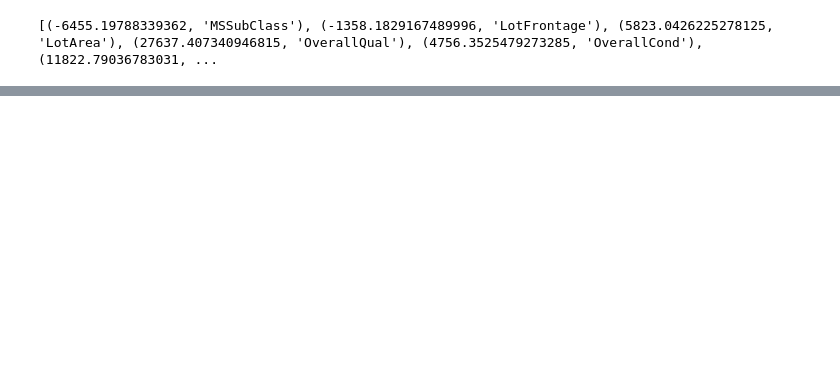
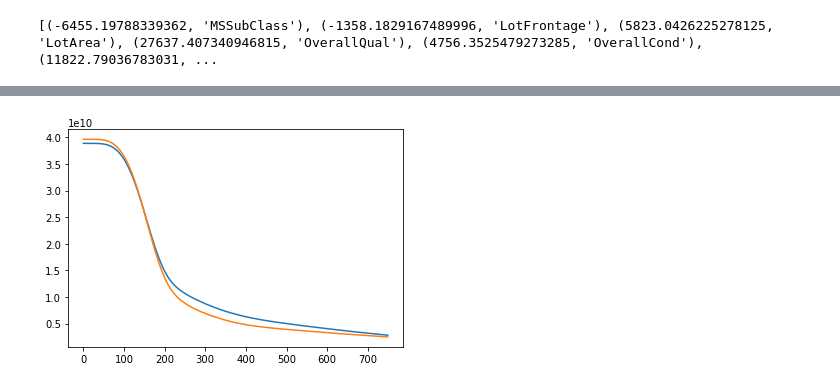
Before and after one commit to dmackay39/House-Price-Linear-Regression, a Jupyter notebook: Housing_Regression.ipynb, the cells around one changed output, grey strips where cells are left out. Drawn from its saved outputs; the diff is of its cells as text; code cells hidden in the pictures; blank space fills up the shorter version.

```diff
--- a/Housing_Regression.ipynb
+++ b/Housing_Regression.ipynb
@@ -12,6 +18,6 @@ from sklearn.linear_model import LinearRegression
 # %%
-data_test = pd.read_csv("Houses Regression/test.csv")
-data_train = pd.read_csv("Houses Regression/train.csv")
+data_test = pd.read_csv("test.csv")
+data_train = pd.read_csv("train.csv")
 # %% [markdown]
 ## Exploratory data analysis
 # %%
@@ -161,0 +179,8 @@ print(list(zip(linear_regressor.coef_, columns1)))
+# %%
+model = Sequential()
+model.add(tf.keras.layers.InputLayer(input_shape = (15,)))
+model.add(tf.keras.layers.Dense(15, activation='relu'))
+model.add(tf.keras.layers.Dense(14, activation='relu'))
+model.add(tf.keras.layers.Dense(13, activation='relu'))
+model.add(tf.keras.layers.Dense(1))
+model.summary()
@@ -161,0 +204,4 @@ print(list(zip(linear_regressor.coef_, columns1)))
+# %%
+model.compile(loss = tf.keras.losses.MeanSquaredError(), optimizer = 'adam', metrics = ['mse','mae'])
+# %%
+history = model.fit(training_set, training_labels, epochs = 750, batch_size = 256, validation_data = (val_set, val_labels))
@@ -161,0 +226,6 @@ print(list(zip(linear_regressor.coef_, columns1)))
+# %%
+plt.plot(history.history['loss'])
+plt.plot(history.history['val_loss'])
+plt.show()
+# %% [output]
+[figure, added]
```
Also changed, not shown: parts of 25 cells of this notebook.
